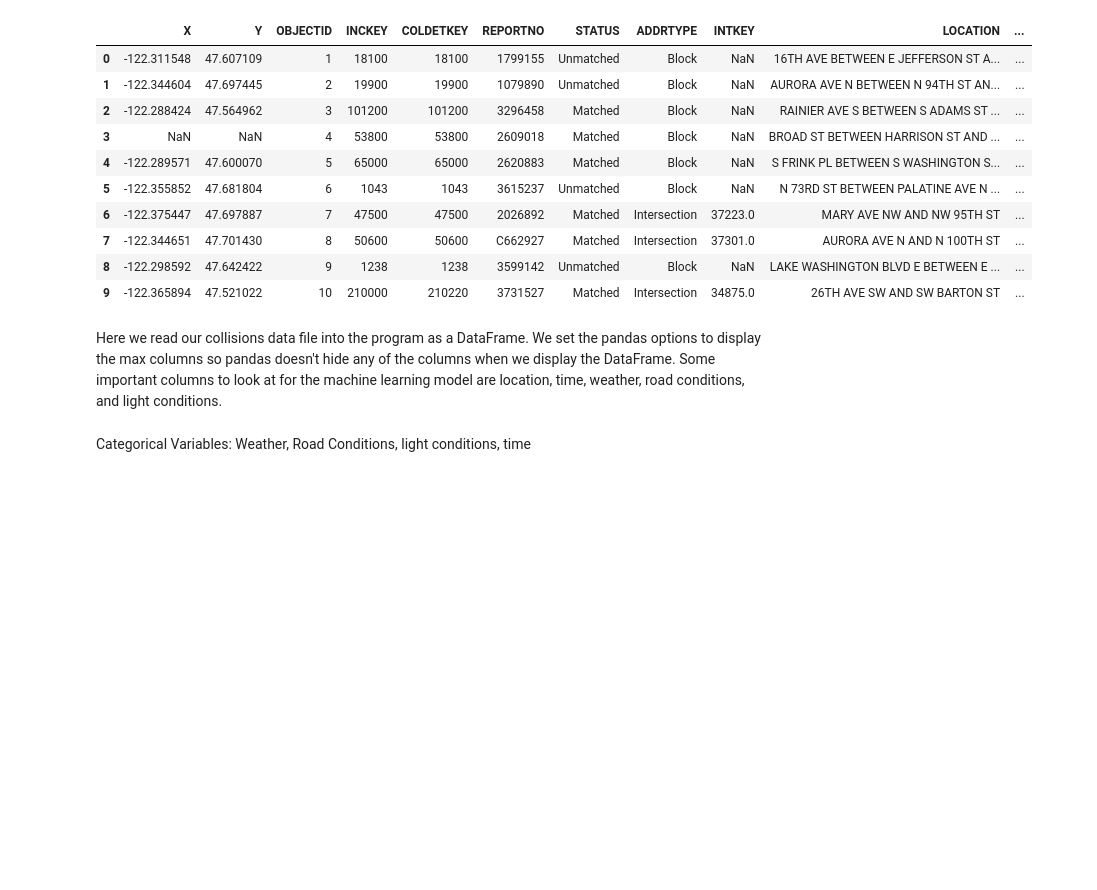
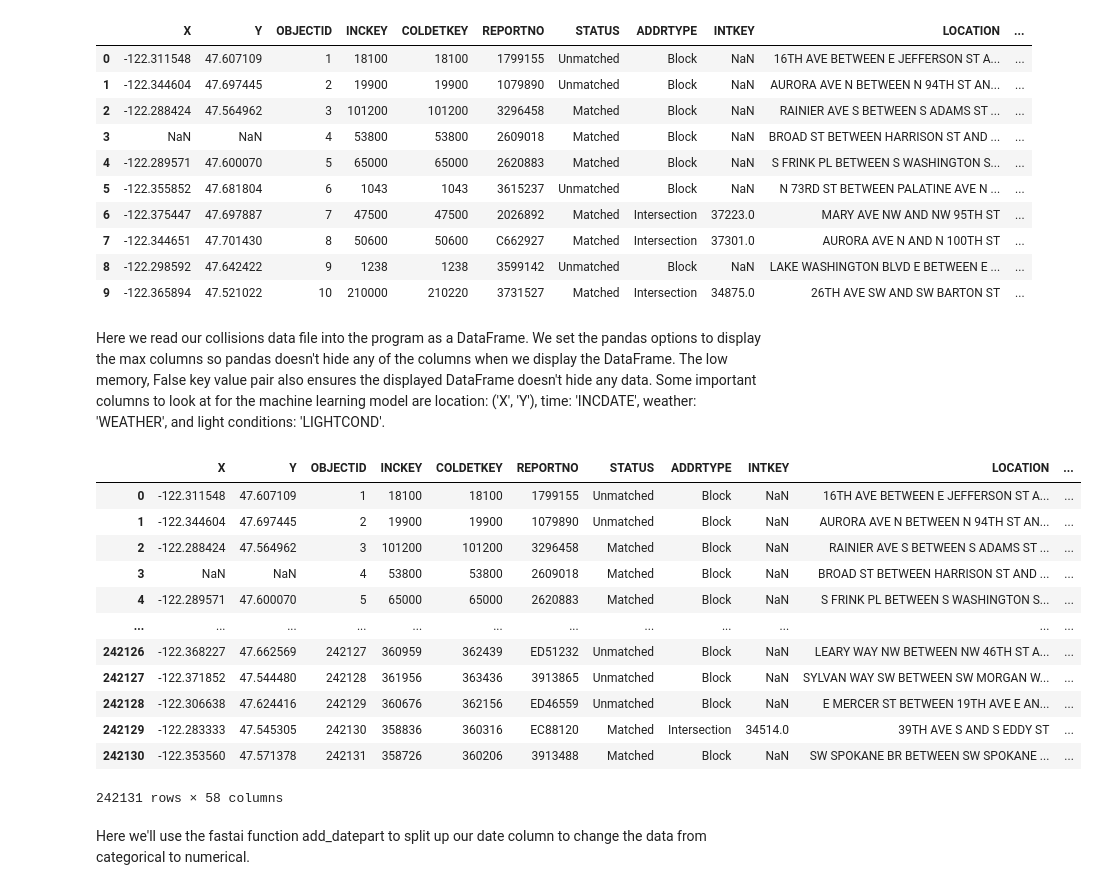
Before and after one commit to alecswift/safe-path-finder, a Jupyter notebook: src/model_documentation.ipynb, the cells around one changed output. Cells and saved outputs as stored; diff of their text form; code cells hidden in the pictures; blank space fills up the shorter version.

Commit message:
Add documentation for converting the date data to numerical data #7

```diff
--- a/src/model_documentation.ipynb
+++ b/src/model_documentation.ipynb
@@ -4,7 +5,7 @@ import pandas as pd
 First import pandas to help us work with the collision data excel file.
 # %%
 pd.set_option('display.max_columns', None)
-collisions = pd.read_csv("/home/alec/Desktop/code/personal_projects/safe-path-finder/data/collisions.csv")
+collisions = pd.read_csv("/home/alec/Desktop/code/personal_projects/safe-path-finder/data/collisions.csv", low_memory=False)
 collisions.head(10)
 # %% [output]
 |  | X | Y | OBJECTID | INCKEY | COLDETKEY | REPORTNO | STATUS | ADDRTYPE | INTKEY | LOCATION | ... |
@@ -19,6 +20,22 @@ collisions.head(10)
 | 8 | -122.298592 | 47.642422 | 9 | 1238 | 1238 | 3599142 | Unmatched | Block | NaN | LAKE WASHINGTON BLVD E BETWEEN E ... | ... |
 | 9 | -122.365894 | 47.521022 | 10 | 210000 | 210220 | 3731527 | Matched | Intersection | 34875.0 | 26TH AVE SW AND SW BARTON ST | ... |
 # %% [markdown]
-Here we read our collisions data file into the program as a DataFrame. We set the pandas options to display the max columns so pandas doesn't hide any of the columns when we display the DataFrame. Some important columns to look at for the machine learning model are location, time, weather, road conditions, and light conditions.
+Here we read our collisions data file into the program as a DataFrame. We set the pandas options to display the max columns so pandas doesn't hide any of the columns when we display the DataFrame. The low memory, False key value pair also ensures the displayed DataFrame doesn't hide any data. Some important columns to look at for the machine learning model are location: ('X', 'Y'), time: 'INCDATE', weather: 'WEATHER', and light conditions: 'LIGHTCOND'.
-# %% [markdown]
-Categorical Variables: Weather, Road Conditions, light conditions, time
+# %%
+add_datepart(collisions, 'INCDATE')
+# %% [output]
+|  | X | Y | OBJECTID | INCKEY | COLDETKEY | REPORTNO | STATUS | ADDRTYPE | INTKEY | LOCATION | ... |
+| 0 | -122.311548 | 47.607109 | 1 | 18100 | 18100 | 1799155 | Unmatched | Block | NaN | 16TH AVE BETWEEN E JEFFERSON ST A... | ... |
+| 1 | -122.344604 | 47.697445 | 2 | 19900 | 19900 | 1079890 | Unmatched | Block | NaN | AURORA AVE N BETWEEN N 94TH ST AN... | ... |
+| 2 | -122.288424 | 47.564962 | 3 | 101200 | 101200 | 3296458 | Matched | Block | NaN | RAINIER AVE S BETWEEN S ADAMS ST ... | ... |
+| 3 | NaN | NaN | 4 | 53800 | 53800 | 2609018 | Matched | Block | NaN | BROAD ST BETWEEN HARRISON ST AND ... | ... |
+| 4 | -122.289571 | 47.600070 | 5 | 65000 | 65000 | 2620883 | Matched | Block | NaN | S FRINK PL BETWEEN S WASHINGTON S... | ... |
+| ... | ... | ... | ... | ... | ... | ... | ... | ... | ... | ... | ... |
+| 242126 | -122.368227 | 47.662569 | 242127 | 360959 | 362439 | ED51232 | Unmatched | Block | NaN | LEARY WAY NW BETWEEN NW 46TH ST A... | ... |
+| 242127 | -122.371852 | 47.544480 | 242128 | 361956 | 363436 | 3913865 | Unmatched | Block | NaN | SYLVAN WAY SW BETWEEN SW MORGAN W... | ... |
+| 242128 | -122.306638 | 47.624416 | 242129 | 360676 | 362156 | ED46559 | Unmatched | Block | NaN | E MERCER ST BETWEEN 19TH AVE E AN... | ... |
+| 242129 | -122.283333 | 47.545305 | 242130 | 358836 | 360316 | EC88120 | Matched | Intersection | 34514.0 | 39TH AVE S AND S EDDY ST | ... |
+| 242130 | -122.353560 | 47.571378 | 242131 | 358726 | 360206 | 3913488 | Matched | Block | NaN | SW SPOKANE BR BETWEEN SW SPOKANE ... | ... |
+242131 rows × 58 columns
+# %% [markdown]
+Here we'll use the fastai function add_datepart to split up our date column to change the data from categorical to numerical.
```
Also changed, not shown: parts of 1 cell of this notebook.
